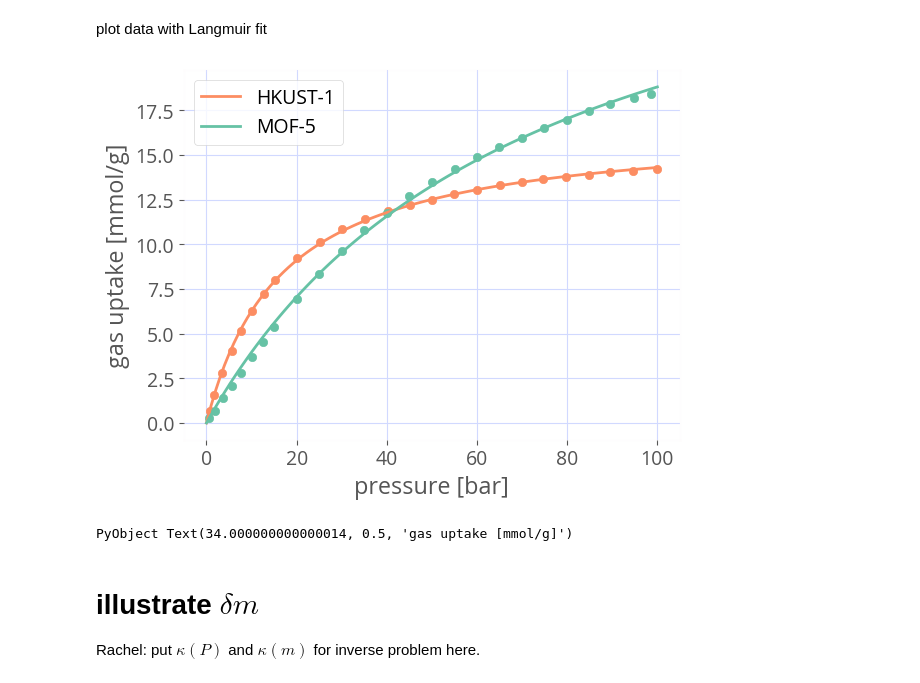
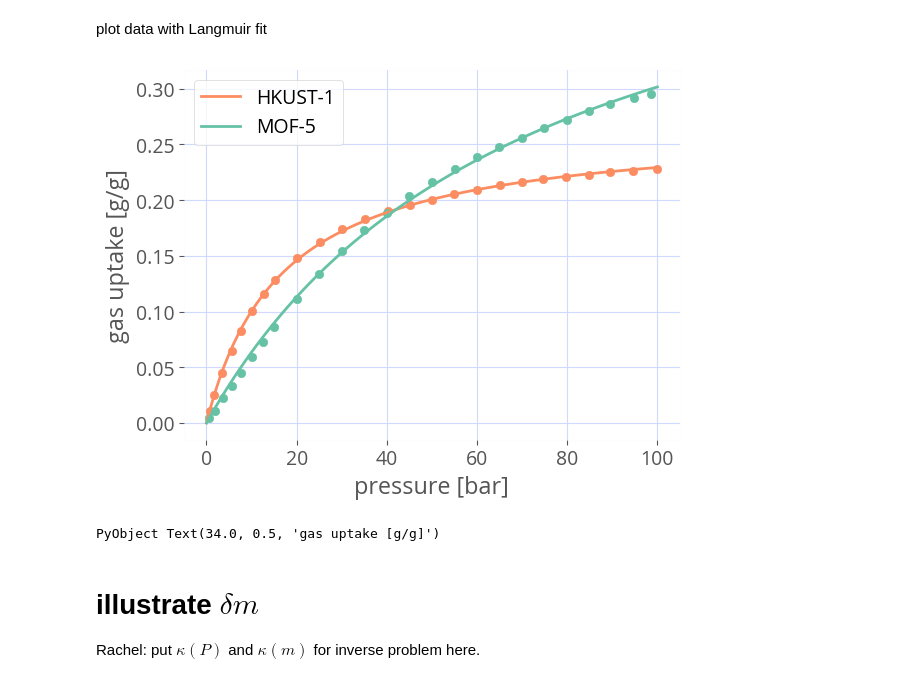
Before and after one commit to SimonEnsemble/nonlinear_sensing, a Jupyter notebook: one_d_sensing/1D sensing.ipynb, the cells around one changed output. Cells and saved outputs as stored; diff of their text form; code cells hidden in the pictures.

```diff
--- a/one_d_sensing/1D sensing.ipynb
+++ b/one_d_sensing/1D sensing.ipynb
@@ -18,6 +18,7 @@ df = Dict{String, DataFrame}()
 for mof in mofs
     df[mof] = CSV.read("ch4_" * mof * "_25C.csv", comment="#")
     df[mof][!, :m_mmol_g] = df[mof][:, Symbol("N(cm3/g)")] / 22.4
+    df[mof][!, :g_g] = df[mof][!, :m_mmol_g] * 16.04 / 1000
 end
 first(df[mofs[1]], 3)
 # %% [output]
@@ -51,16 +52,16 @@ plot data with Langmuir fit
 # %%
 figure()
 p = range(0.0, 100.0, length=100)
 for mof in mofs
-    scatter(df[mof][:, Symbol("P(bar)")], df[mof][:, :m_mmol_g], color=mof_to_color[mof])
+    scatter(df[mof][:, Symbol("P(bar)")], df[mof][:, :g_g], color=mof_to_color[mof])
     plot(p, m.(p, mof), label=mof, color=mof_to_color[mof])
 end
 legend()
 xlabel("pressure [bar]")
-ylabel("gas uptake [mmol/g]")
+ylabel("gas uptake [g/g]")
 # %% [output]
-[figure, old version]
+[figure, new version]
-PyObject Text(34.000000000000014, 0.5, 'gas uptake [mmol/g]')
+PyObject Text(34.0, 0.5, 'gas uptake [g/g]')
 # %% [markdown]
 # illustrate $\delta m$
 
```
Also changed, not shown: parts of 7 cells of this notebook.
